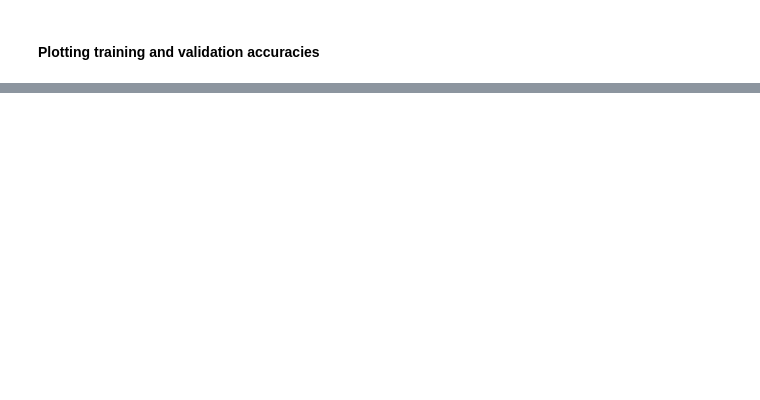
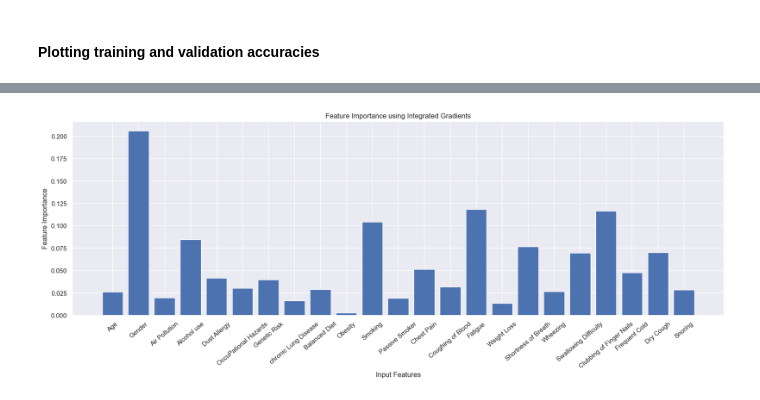
Before and after one commit to TawfiqAbubaker/Disease_ML, a Jupyter notebook: lung_cancer.ipynb, the cells around one changed output, grey strips where cells are left out. Cells and saved outputs as stored; diff of their text form; code cells hidden in the pictures; blank space fills up the shorter version.

Commit message:
Added feature important plotting, more comments

```diff
--- a/lung_cancer.ipynb
+++ b/lung_cancer.ipynb
@@ -262,0 +299,48 @@ plt.show()
+# %%
+import torch
+import numpy as np
+import matplotlib.pyplot as plt
+
+def integrated_gradients(model, input_tensor, target_class, num_steps=50):
+    model.eval()
+    input_tensor.requires_grad_()
+
+    # Initializomg integral approximation
+    integrated_gradients = torch.zeros_like(input_tensor)
+
+    # Calculating the baseline (input with all zeros)
+    baseline = torch.zeros_like(input_tensor)
+
+    # Calculating the scaling factor for the integral
+    alpha = torch.linspace(0, 1, num_steps, device=input_tensor.device)
+
+    for alpha_value in alpha:
+        # Interpolating between the baseline and input
+        interpolated_input = baseline + alpha_value * (input_tensor - baseline)
+        outputs = model(interpolated_input)
+        gradient = torch.autograd.grad(outputs[0, target_class], interpolated_input)[0]
+
+        # Accumulating the gradients
+        integrated_gradients += gradient
+
+    # Approximating the integral using the trapezoidal rule
+    feature_importance = (integrated_gradients / num_steps).abs().cpu().numpy()
+
+    return feature_importance
+
+feature_names = x.columns
+sample_index = 0
+input_sample = val_dataset[sample_index][0]
+target_class = 0
+feature_importance = integrated_gradients(model, input_sample.unsqueeze(0), target_class)
+
+# Plotting feature importance with feature names as labels
+plt.figure(figsize=(20, 6))
+plt.bar(feature_names, feature_importance[0])
+plt.xlabel('Input Features')
+plt.ylabel('Feature Importance')
+plt.title('Feature Importance using Integrated Gradients')
+plt.xticks(rotation=40)
+plt.show()
+# %% [output]
+[figure, added]
```
Also changed, not shown: parts of 11 cells of this notebook.
